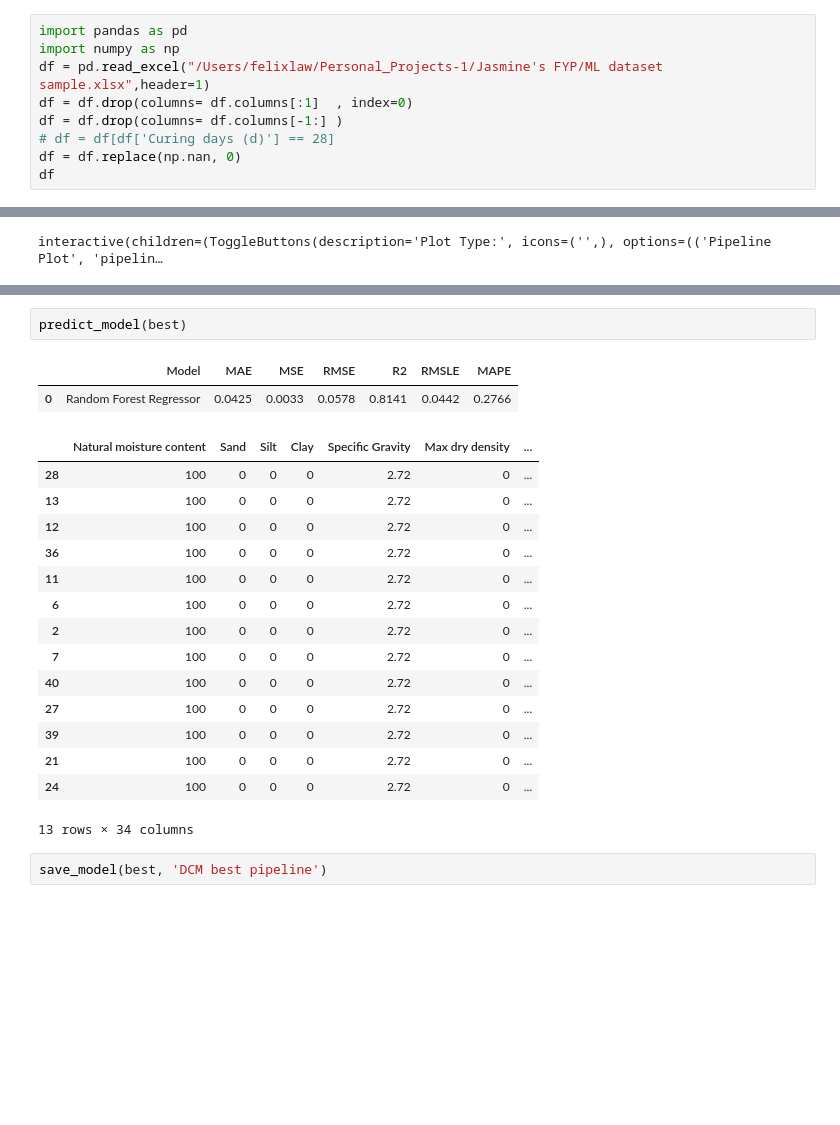
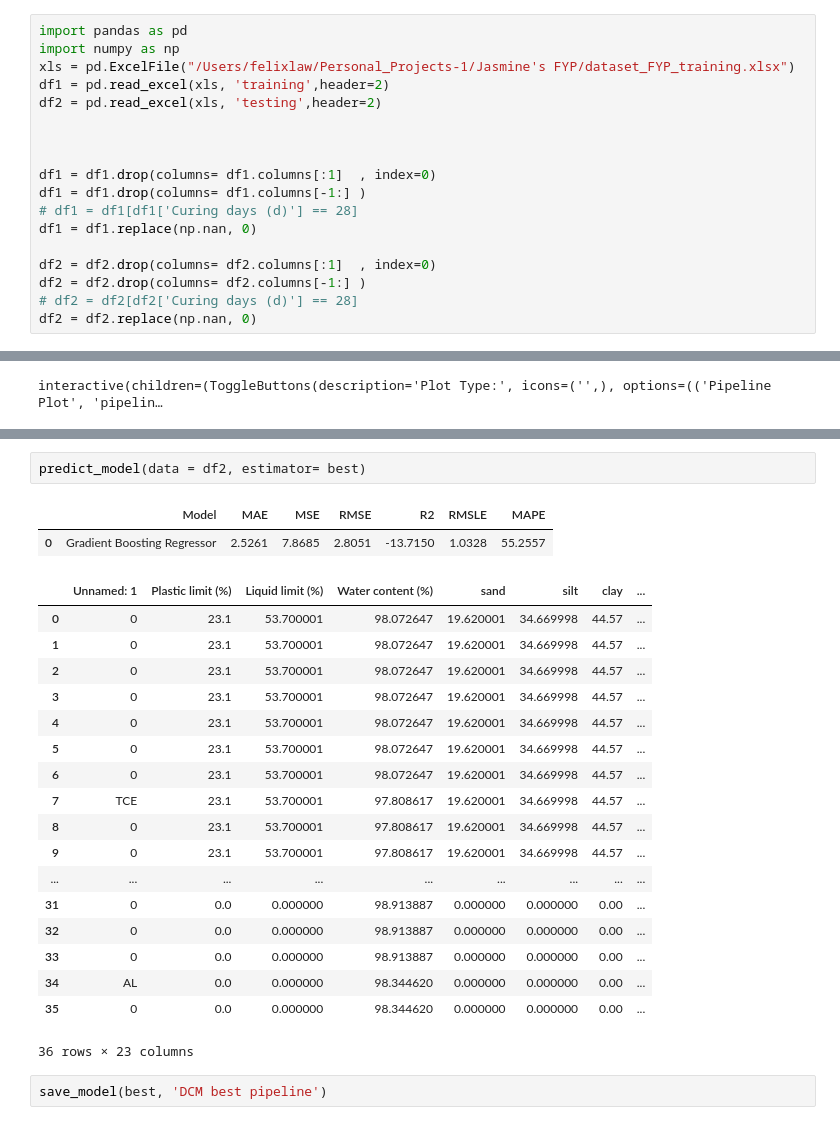
Before and after one commit to felixthe-cat/Personal_Projects, a Jupyter notebook: Jasmine's FYP/DCM_predictor.ipynb, the cells around one changed output, grey strips where cells are left out. Cells and saved outputs as stored; diff of their text form; blank space fills up the shorter version.

Commit message:
updates on jasmine's FYP

```diff
--- a/Jasmine's FYP/DCM_predictor.ipynb
+++ b/Jasmine's FYP/DCM_predictor.ipynb
@@ -1,9 +1,18 @@
 # %%
 import pandas as pd
 import numpy as np
-df = pd.read_excel("/Users/felixlaw/Personal_Projects-1/Jasmine's FYP/ML dataset sample.xlsx",header=1)
-df = df.drop(columns= df.columns[:1]  , index=0)
-df = df.drop(columns= df.columns[-1:] )
-# df = df[df['Curing days (d)'] == 28]
-df = df.replace(np.nan, 0)
-df
+xls = pd.ExcelFile("/Users/felixlaw/Personal_Projects-1/Jasmine's FYP/dataset_FYP_training.xlsx")
+df1 = pd.read_excel(xls, 'training',header=2)
+df2 = pd.read_excel(xls, 'testing',header=2)
+
+
+
+df1 = df1.drop(columns= df1.columns[:1]  , index=0)
+df1 = df1.drop(columns= df1.columns[-1:] )
+# df1 = df1[df1['Curing days (d)'] == 28]
+df1 = df1.replace(np.nan, 0)
+
+df2 = df2.drop(columns= df2.columns[:1]  , index=0)
+df2 = df2.drop(columns= df2.columns[-1:] )
+# df2 = df2[df2['Curing days (d)'] == 28]
+df2 = df2.replace(np.nan, 0)
@@ -346,24 +389,27 @@ plot_model(best, plot = 'parameter')
 ... (4 outputs left out)
 # %%
-predict_model(best)
+predict_model(data = df2, estimator= best)
 # %% [output]
 |  | Model | MAE | MSE | RMSE | R2 | RMSLE | MAPE |
-| 0 | Random Forest Regressor | 0.0425 | 0.0033 | 0.0578 | 0.8141 | 0.0442 | 0.2766 |
+| 0 | Gradient Boosting Regressor | 2.5261 | 7.8685 | 2.8051 | -13.7150 | 1.0328 | 55.2557 |
-|  | Natural moisture content | Sand | Silt | Clay | Specific Gravity | Max dry density | ... |
-| 28 | 100 | 0 | 0 | 0 | 2.72 | 0 | ... |
-| 13 | 100 | 0 | 0 | 0 | 2.72 | 0 | ... |
-| 12 | 100 | 0 | 0 | 0 | 2.72 | 0 | ... |
-| 36 | 100 | 0 | 0 | 0 | 2.72 | 0 | ... |
-| 11 | 100 | 0 | 0 | 0 | 2.72 | 0 | ... |
-| 6 | 100 | 0 | 0 | 0 | 2.72 | 0 | ... |
-| 2 | 100 | 0 | 0 | 0 | 2.72 | 0 | ... |
-| 7 | 100 | 0 | 0 | 0 | 2.72 | 0 | ... |
-| 40 | 100 | 0 | 0 | 0 | 2.72 | 0 | ... |
-| 27 | 100 | 0 | 0 | 0 | 2.72 | 0 | ... |
-| 39 | 100 | 0 | 0 | 0 | 2.72 | 0 | ... |
-| 21 | 100 | 0 | 0 | 0 | 2.72 | 0 | ... |
-| 24 | 100 | 0 | 0 | 0 | 2.72 | 0 | ... |
+|  | Unnamed: 1 | Plastic limit (%) | Liquid limit (%) | Water content (%) | sand | silt | clay | ... |
+| 0 | 0 | 23.1 | 53.700001 | 98.072647 | 19.620001 | 34.669998 | 44.57 | ... |
+| 1 | 0 | 23.1 | 53.700001 | 98.072647 | 19.620001 | 34.669998 | 44.57 | ... |
+| 2 | 0 | 23.1 | 53.700001 | 98.072647 | 19.620001 | 34.669998 | 44.57 | ... |
+| 3 | 0 | 23.1 | 53.700001 | 98.072647 | 19.620001 | 34.669998 | 44.57 | ... |
+| 4 | 0 | 23.1 | 53.700001 | 98.072647 | 19.620001 | 34.669998 | 44.57 | ... |
+| 5 | 0 | 23.1 | 53.700001 | 98.072647 | 19.620001 | 34.669998 | 44.57 | ... |
+| 6 | 0 | 23.1 | 53.700001 | 98.072647 | 19.620001 | 34.669998 | 44.57 | ... |
+| 7 | TCE | 23.1 | 53.700001 | 97.808617 | 19.620001 | 34.669998 | 44.57 | ... |
+| 8 | 0 | 23.1 | 53.700001 | 97.808617 | 19.620001 | 34.669998 | 44.57 | ... |
+| 9 | 0 | 23.1 | 53.700001 | 97.808617 | 19.620001 | 34.669998 | 44.57 | ... |
+| ... | ... | ... | ... | ... | ... | ... | ... | ... |
+| 31 | 0 | 0.0 | 0.000000 | 98.913887 | 0.000000 | 0.000000 | 0.00 | ... |
+| 32 | 0 | 0.0 | 0.000000 | 98.913887 | 0.000000 | 0.000000 | 0.00 | ... |
+| 33 | 0 | 0.0 | 0.000000 | 98.913887 | 0.000000 | 0.000000 | 0.00 | ... |
+| 34 | AL | 0.0 | 0.000000 | 98.344620 | 0.000000 | 0.000000 | 0.00 | ... |
+| 35 | 0 | 0.0 | 0.000000 | 98.344620 | 0.000000 | 0.000000 | 0.00 | ... |
-13 rows × 34 columns
+36 rows × 23 columns
 # %%
 save_model(best, 'DCM best pipeline')
 # %% [output]
```
Also changed, not shown: parts of 14 cells of this notebook, 10 other files.
